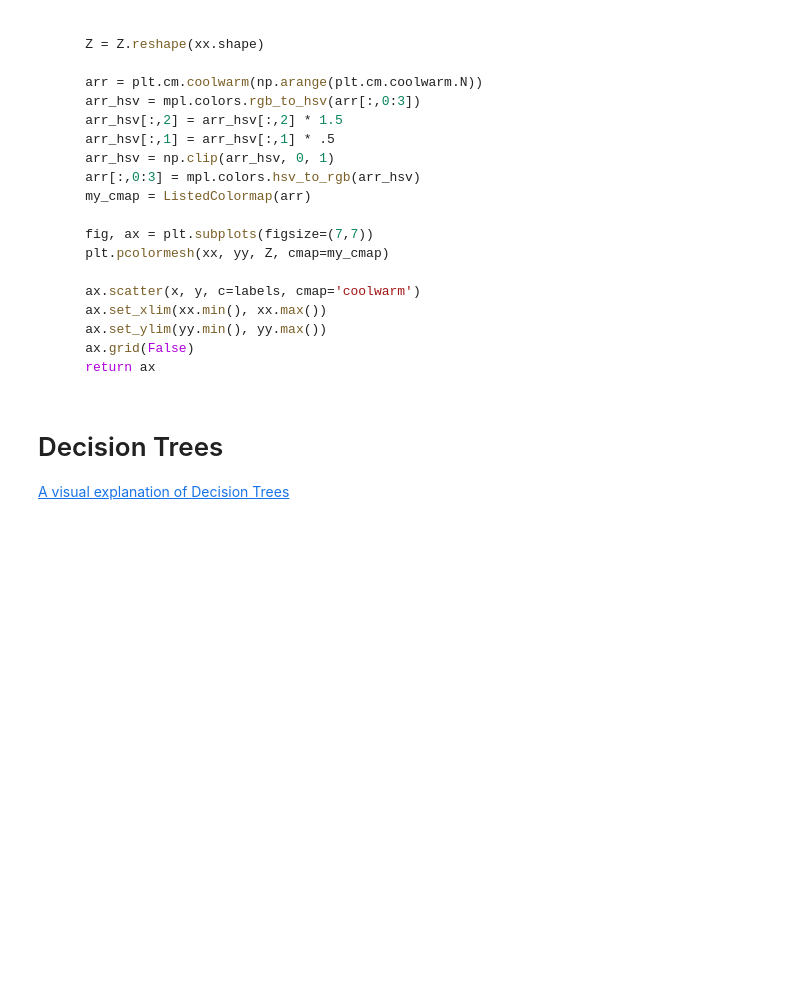
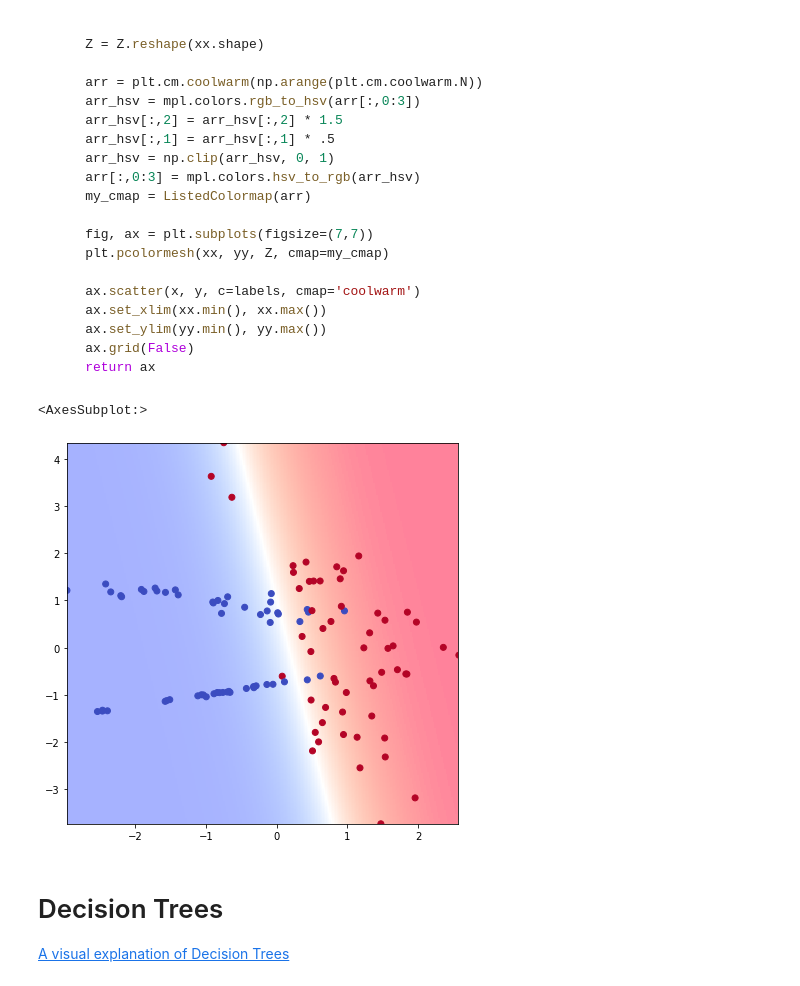
Before and after one commit to robertomanzanolopez/master-kschool, a Jupyter notebook: 08_Aprendizaje_supervisado_con_python/02-supervised_ml_II.empty.ipynb, the cells around one changed output. Drawn from its saved outputs; the diff is of its cells as text; code cells hidden in the pictures; blank space fills up the shorter version.

````diff
--- a/08_Aprendizaje_supervisado_con_python/02-supervised_ml_II.empty.ipynb
+++ b/08_Aprendizaje_supervisado_con_python/02-supervised_ml_II.empty.ipynb
@@ -42,6 +98,14 @@ $$p(X) = \frac{e^{\beta_0 + \beta_1 \cdot X}}{1 + e^{\beta_0 + \beta_1 \cdot X}}
 # Metrics in classification
 
 A first approximation could be the % of examples that we got right. This is called _accuracy_.
+# %%
+# Que pasa cuando cambiamos los datos, hacemos ahora un dataset de la siguiente forma?,
+# cambiando el peso de o la cantidad de uno sobre otro??? o como
+X, y = datasets.make_classification(n_samples=150,
+                             n_features=2,
+                             n_redundant=0, weights=[.9, .1])
+
+plt.scatter(X[:,0],X[:,1],c=y)
 # %% [markdown]
 What if we had very few positive examples?
 # %% [markdown]
@@ -119,6 +251,47 @@ def plot_decision_boundaries(x, y, labels, model,
     ax.grid(False)
     return ax
 ```
+# %%
+import seaborn as sns
+import matplotlib as mpl
+from matplotlib.colors import ListedColormap
+
+
+def plot_decision_boundaries(x, y, labels, model, grid_step=0.02):
+
+    x_min = min(x)
+    x_max = max(x)
+    y_min = min(y)
+    y_max = max(y)
+
+    xx, yy = np.meshgrid(np.arange(x_min, x_max, grid_step),
+                         np.arange(y_min, y_max, grid_step))
+
+    Z = model.predict_proba(np.c_[xx.ravel(), yy.ravel()])[:,1]
+
+    Z = Z.reshape(xx.shape)
+
+    arr = plt.cm.coolwarm(np.arange(plt.cm.coolwarm.N))
+    arr_hsv = mpl.colors.rgb_to_hsv(arr[:,0:3])
+    arr_hsv[:,2] = arr_hsv[:,2] * 1.5
+    arr_hsv[:,1] = arr_hsv[:,1] * .5
+    arr_hsv = np.clip(arr_hsv, 0, 1)
+    arr[:,0:3] = mpl.colors.hsv_to_rgb(arr_hsv)
+    my_cmap = ListedColormap(arr)
+
+    fig, ax = plt.subplots(figsize=(7,7))
+    plt.pcolormesh(xx, yy, Z, cmap=my_cmap)
+
+    ax.scatter(x, y, c=labels, cmap='coolwarm')
+    ax.set_xlim(xx.min(), xx.max())
+    ax.set_ylim(yy.min(), yy.max())
+    ax.grid(False)
+    return ax
+
+plot_decision_boundaries(X_train[:,0], X_train[:,1], y_train, lr)
+# %% [output]
+<AxesSubplot:>
+[figure, added]
 # %% [markdown]
 # Decision Trees
 
````
Also changed, not shown: parts of 48 cells of this notebook.
